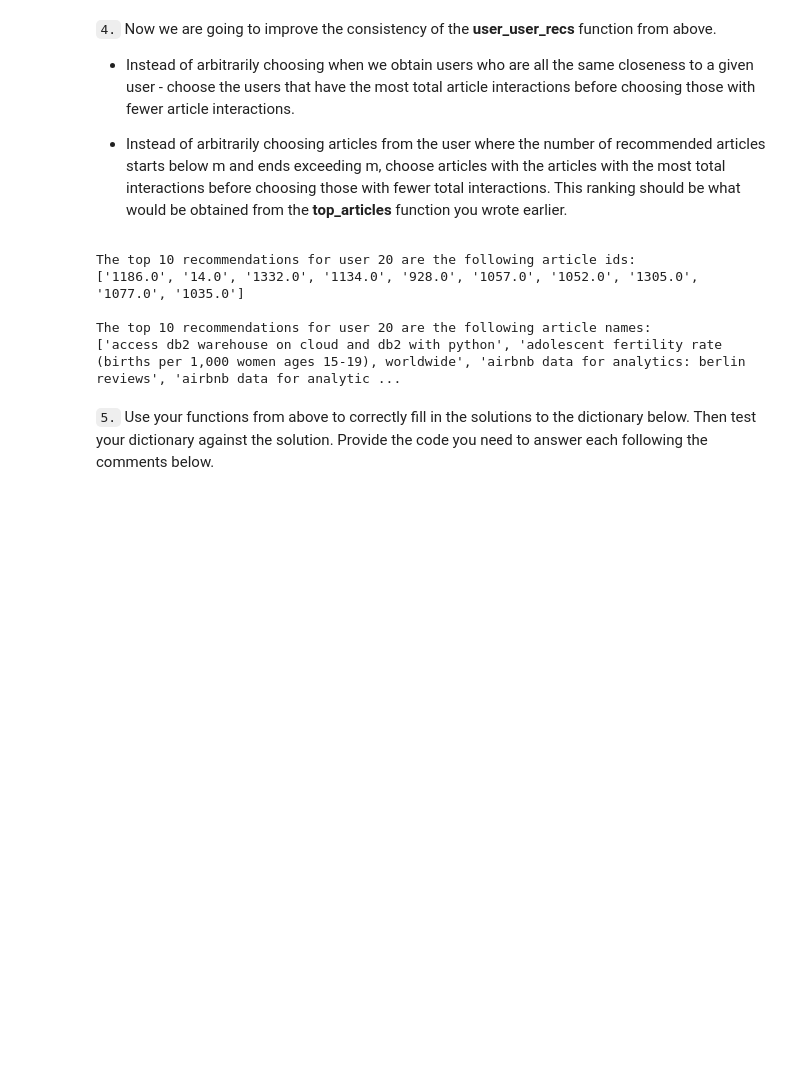
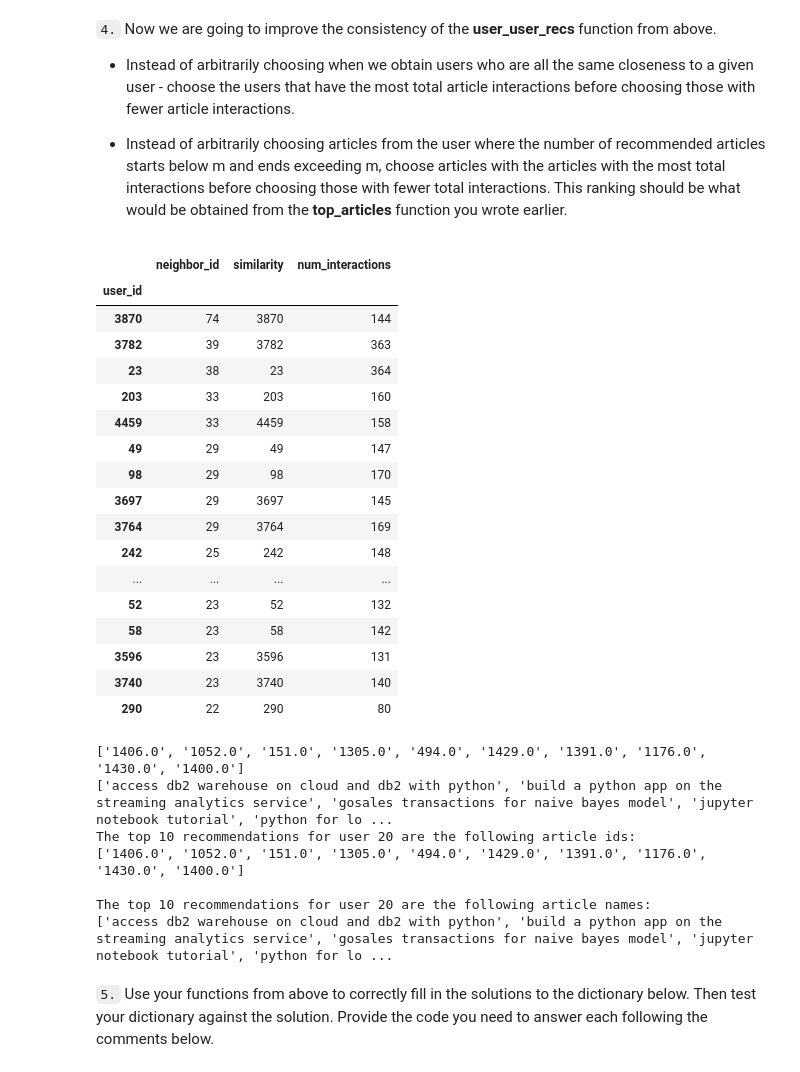
Before and after one commit to AlexeiSmirnov84/Reco-for-IBM, a Jupyter notebook: Recommendations_with_IBM.ipynb, the cells around one changed output. Drawn from its saved outputs; the diff is of its cells as text; code cells hidden in the pictures; blank space fills up the shorter version.

```diff
--- a/Recommendations_with_IBM.ipynb
+++ b/Recommendations_with_IBM.ipynb
@@ -446,11 +446,9 @@ def get_top_sorted_users(user_id, df=df, user_item=user_item):
     '''
     # compute similarity of each user to the provided user and sort by similarity
     neighbors_df = user_item.dot(user_item.loc[user_id]).nlargest(25).to_frame().drop(user_id)
+    neighbors_df['neighbor_id'] = neighbors_df.index
+    neighbors_df['num_interactions'] = df.groupby('user_id')['article_id'].count()
 
-    for user_id in neighbors_df.index:
-        neighbors_df.loc[user_id, 'num_interactions'] = df['user_id'].value_counts().iloc[user_id]
-
-    neighbors_df = neighbors_df.reset_index()
     neighbors_df.columns = ['neighbor_id', 'similarity', 'num_interactions']
 
     return neighbors_df # Return the dataframe specified in the doc_string
@@ -489,9 +487,31 @@ def user_user_recs_part2(user_id, m=10):
     recs = set(recs)
     recs.difference_update(user_read_articles)
     recs = list(recs)[:m]
+    print(recs)
     rec_names = get_article_names(recs)
-
+    print(rec_names)
     return recs, rec_names
+# %%
+get_top_sorted_users(131).iloc[0:18]
+# %% [output]
+|  | neighbor_id | similarity | num_interactions |
+| user_id |  |  |  |
+| 3870 | 74 | 3870 | 144 |
+| 3782 | 39 | 3782 | 363 |
+| 23 | 38 | 23 | 364 |
+| 203 | 33 | 203 | 160 |
+| 4459 | 33 | 4459 | 158 |
+| 49 | 29 | 49 | 147 |
+| 98 | 29 | 98 | 170 |
+| 3697 | 29 | 3697 | 145 |
+| 3764 | 29 | 3764 | 169 |
+| 242 | 25 | 242 | 148 |
+| ... | ... | ... | ... |
+| 52 | 23 | 52 | 132 |
+| 58 | 23 | 58 | 142 |
+| 3596 | 23 | 3596 | 131 |
+| 3740 | 23 | 3740 | 140 |
+| 290 | 22 | 290 | 80 |
 # %%
 # Quick spot check - don't change this code - just use it to test your functions
 rec_ids, rec_names = user_user_recs_part2(20, 10)
@@ -501,11 +521,13 @@ print()
 print("The top 10 recommendations for user 20 are the following article names:")
 print(rec_names)
 # %% [output]
+['1406.0', '1052.0', '151.0', '1305.0', '494.0', '1429.0', '1391.0', '1176.0', '1430.0', '1400.0']
+['access db2 warehouse on cloud and db2 with python', 'build a python app on the streaming analytics service', 'gosales transactions for naive bayes model', 'jupyter notebook tutorial', 'python for lo ...
 The top 10 recommendations for user 20 are the following article ids:
-['1186.0', '14.0', '1332.0', '1134.0', '928.0', '1057.0', '1052.0', '1305.0', '1077.0', '1035.0']
+['1406.0', '1052.0', '151.0', '1305.0', '494.0', '1429.0', '1391.0', '1176.0', '1430.0', '1400.0']
 
 The top 10 recommendations for user 20 are the following article names:
-['access db2 warehouse on cloud and db2 with python', 'adolescent fertility rate (births per 1,000 women ages 15-19), worldwide', 'airbnb data for analytics: berlin reviews', 'airbnb data for analytic ...
+['access db2 warehouse on cloud and db2 with python', 'build a python app on the streaming analytics service', 'gosales transactions for naive bayes model', 'jupyter notebook tutorial', 'python for lo ...
 # %% [markdown]
 `5.` Use your functions from above to correctly fill in the solutions to the dictionary below.  Then test your dictionary against the solution.  Provide the code you need to answer each following the comments below.
 # %%
```
Also changed, not shown: parts of 3 cells of this notebook.
